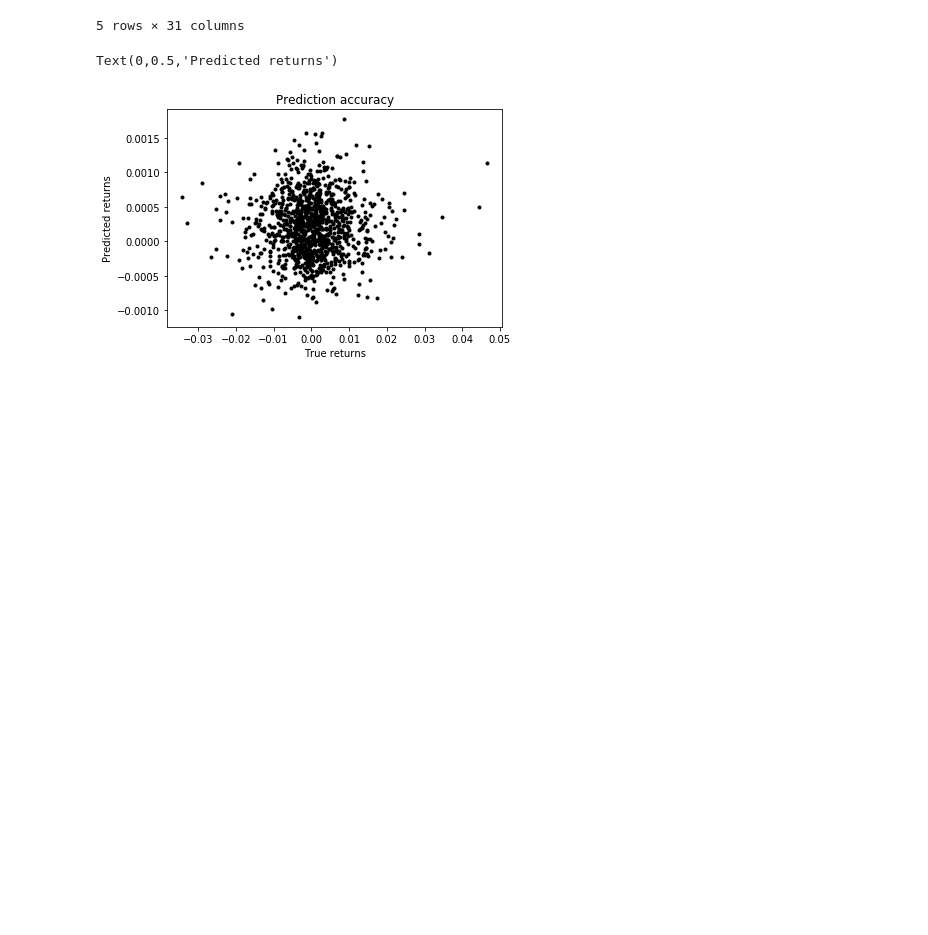
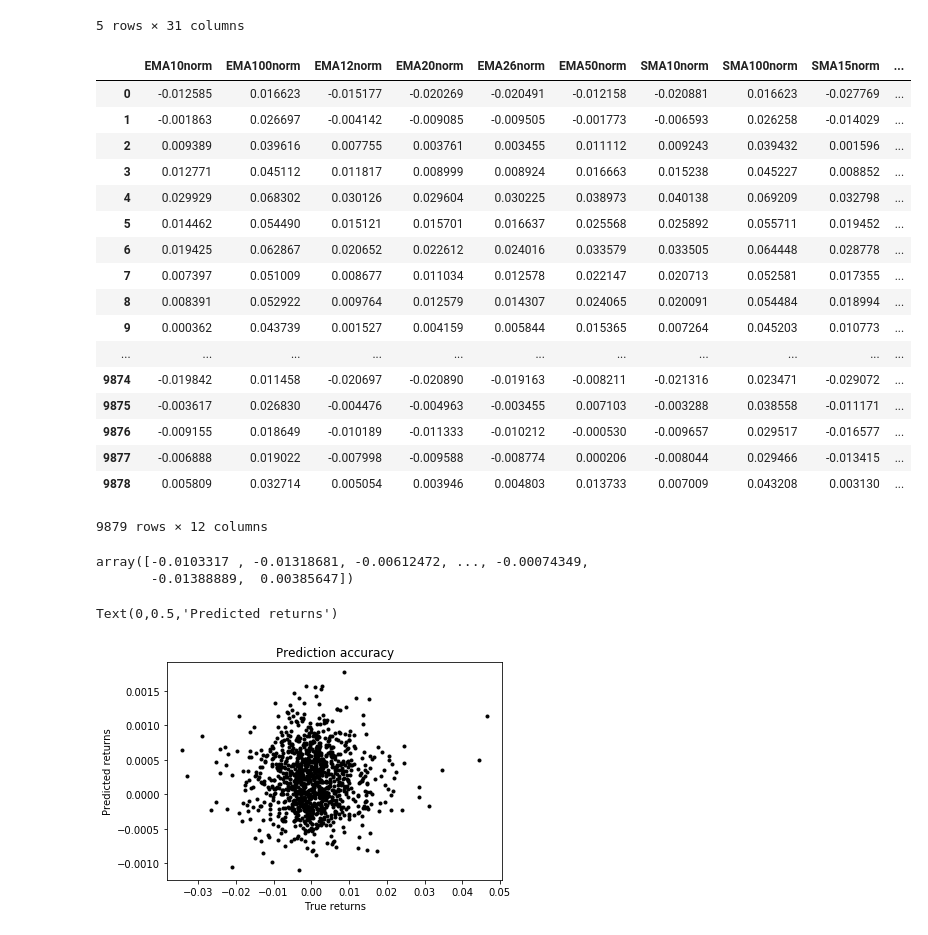
Before and after one commit to jctags/mse448-trend-following, a Jupyter notebook: Return Generation.ipynb, the cells around one changed output. Cells and saved outputs as stored; diff of their text form; code cells hidden in the pictures; blank space fills up the shorter version.

```diff
--- a/Return Generation.ipynb
+++ b/Return Generation.ipynb
@@ -37,6 +44,32 @@ Xvalid = X[trainsplit:validsplit]
 Yvalid = Y[trainsplit:validsplit]
 Xtest = X[validsplit:]
 Ytest = Y[validsplit:]
+# %%
+Xtrain
+# %% [output]
+|  | EMA10norm | EMA100norm | EMA12norm | EMA20norm | EMA26norm | EMA50norm | SMA10norm | SMA100norm | SMA15norm | ... |
+| 0 | -0.012585 | 0.016623 | -0.015177 | -0.020269 | -0.020491 | -0.012158 | -0.020881 | 0.016623 | -0.027769 | ... |
+| 1 | -0.001863 | 0.026697 | -0.004142 | -0.009085 | -0.009505 | -0.001773 | -0.006593 | 0.026258 | -0.014029 | ... |
+| 2 | 0.009389 | 0.039616 | 0.007755 | 0.003761 | 0.003455 | 0.011112 | 0.009243 | 0.039432 | 0.001596 | ... |
+| 3 | 0.012771 | 0.045112 | 0.011817 | 0.008999 | 0.008924 | 0.016663 | 0.015238 | 0.045227 | 0.008852 | ... |
+| 4 | 0.029929 | 0.068302 | 0.030126 | 0.029604 | 0.030225 | 0.038973 | 0.040138 | 0.069209 | 0.032798 | ... |
+| 5 | 0.014462 | 0.054490 | 0.015121 | 0.015701 | 0.016637 | 0.025568 | 0.025892 | 0.055711 | 0.019452 | ... |
+| 6 | 0.019425 | 0.062867 | 0.020652 | 0.022612 | 0.024016 | 0.033579 | 0.033505 | 0.064448 | 0.028778 | ... |
+| 7 | 0.007397 | 0.051009 | 0.008677 | 0.011034 | 0.012578 | 0.022147 | 0.020713 | 0.052581 | 0.017355 | ... |
+| 8 | 0.008391 | 0.052922 | 0.009764 | 0.012579 | 0.014307 | 0.024065 | 0.020091 | 0.054484 | 0.018994 | ... |
+| 9 | 0.000362 | 0.043739 | 0.001527 | 0.004159 | 0.005844 | 0.015365 | 0.007264 | 0.045203 | 0.010773 | ... |
+| ... | ... | ... | ... | ... | ... | ... | ... | ... | ... | ... |
+| 9874 | -0.019842 | 0.011458 | -0.020697 | -0.020890 | -0.019163 | -0.008211 | -0.021316 | 0.023471 | -0.029072 | ... |
+| 9875 | -0.003617 | 0.026830 | -0.004476 | -0.004963 | -0.003455 | 0.007103 | -0.003288 | 0.038558 | -0.011171 | ... |
+| 9876 | -0.009155 | 0.018649 | -0.010189 | -0.011333 | -0.010212 | -0.000530 | -0.009657 | 0.029517 | -0.016577 | ... |
+| 9877 | -0.006888 | 0.019022 | -0.007998 | -0.009588 | -0.008774 | 0.000206 | -0.008044 | 0.029466 | -0.013415 | ... |
+| 9878 | 0.005809 | 0.032714 | 0.005054 | 0.003946 | 0.004803 | 0.013733 | 0.007009 | 0.043208 | 0.003130 | ... |
+9879 rows × 12 columns
+# %%
+Ytrain.values
+# %% [output]
+array([-0.0103317 , -0.01318681, -0.00612472, ..., -0.00074349,
+       -0.01388889,  0.00385647])
 # %%
 model = RegressionModel()
 model.train(Xtrain, Ytrain)
```
Also changed, not shown: parts of 2 cells of this notebook, 1 other file.
